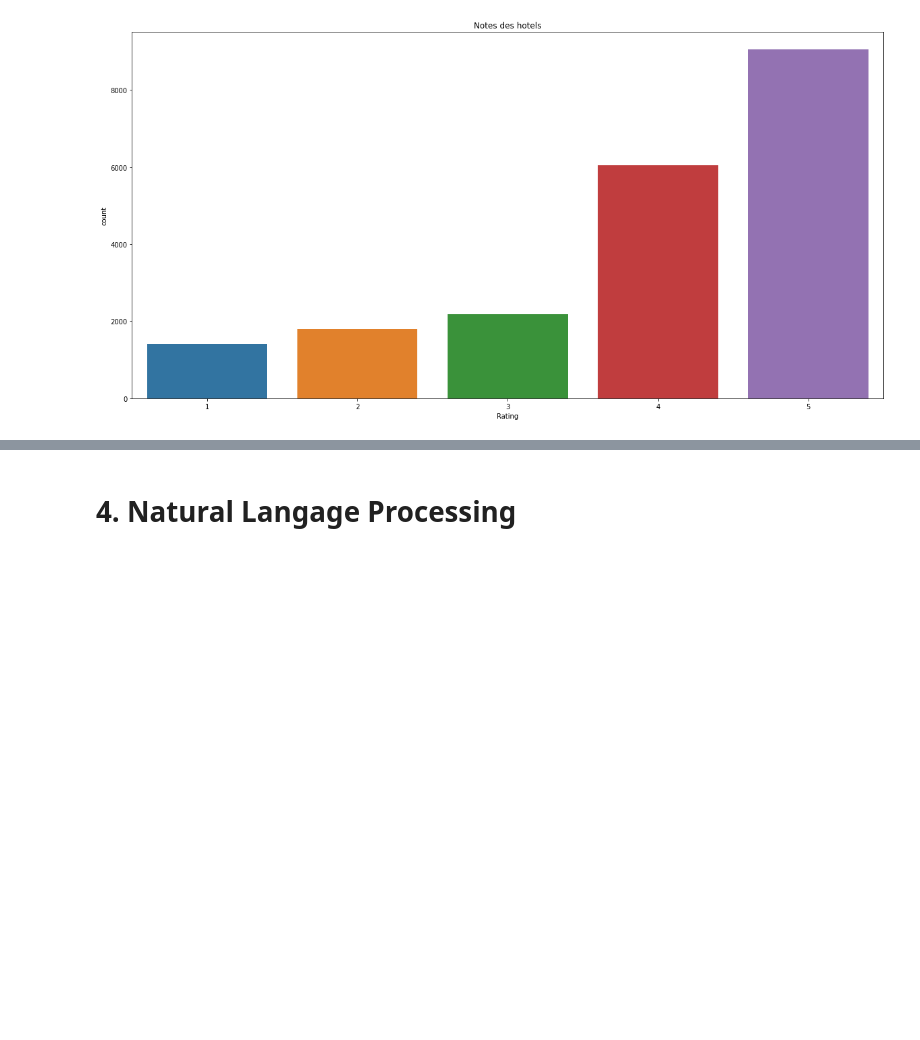
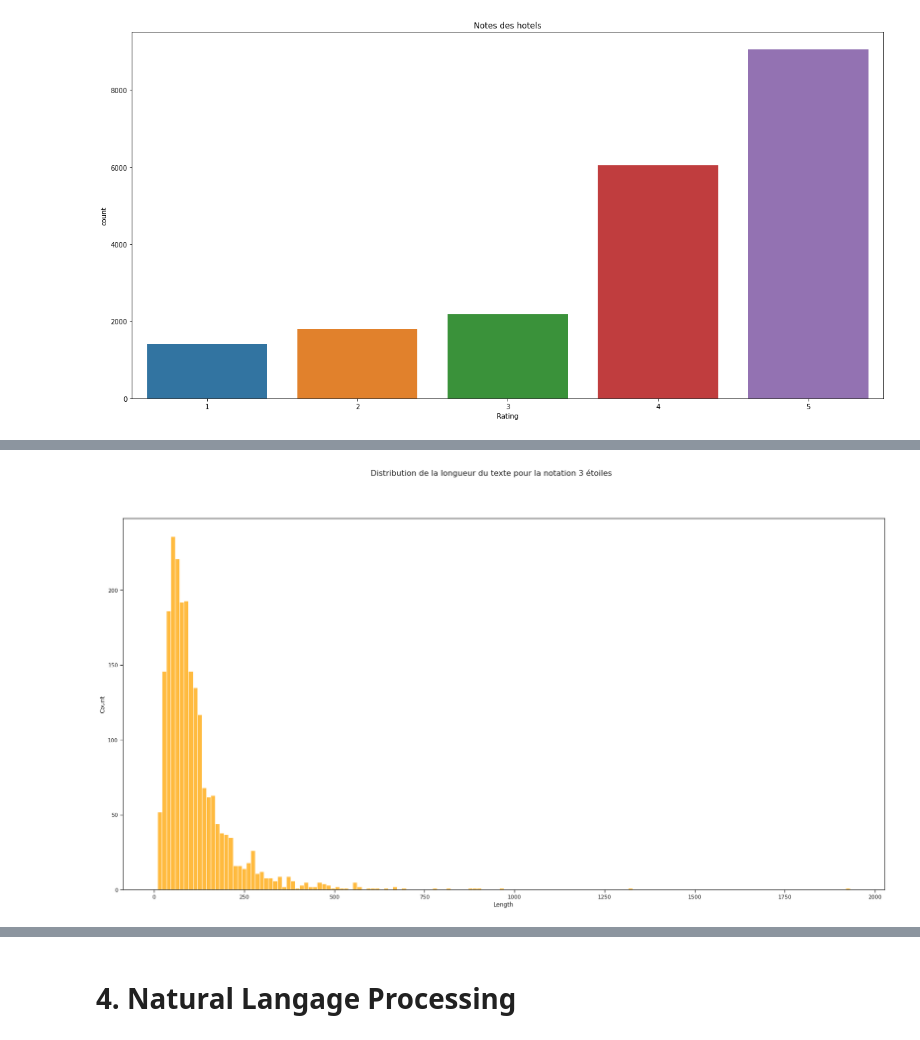
Before and after one commit to Vedric/Trip-Advisor-Hotel-Reviews---NLP, a Jupyter notebook: Trip_Advisor_Hotel_Reviews_NLP_,_Sentiment_analysis.ipynb, the cells around one changed output, grey strips where cells are left out. Drawn from its saved outputs; the diff is of its cells as text; code cells hidden in the pictures; blank space fills up the shorter version.

```diff
--- a/Trip_Advisor_Hotel_Reviews_NLP_,_Sentiment_analysis.ipynb
+++ b/Trip_Advisor_Hotel_Reviews_NLP_,_Sentiment_analysis.ipynb
@@ -112,0 +158,10 @@ plt.title("Notes des hotels");
+# %%
+# Distribution de la longueur du texte pour la notation 3 étoiles
+
+fig = plt.figure(figsize=(28,14))
+df["Length"] = df.Review.str.split().apply(len)
+ax1 = fig.add_subplot(111)
+sns.histplot(df[df['Rating']==3]['Length'], ax=ax1,color='orange')
+fig.suptitle('Distribution de la longueur du texte pour la notation 3 étoiles', fontsize=16);
+# %% [output]
+[figure, added]
```
Also changed, not shown: parts of 23 cells of this notebook.
